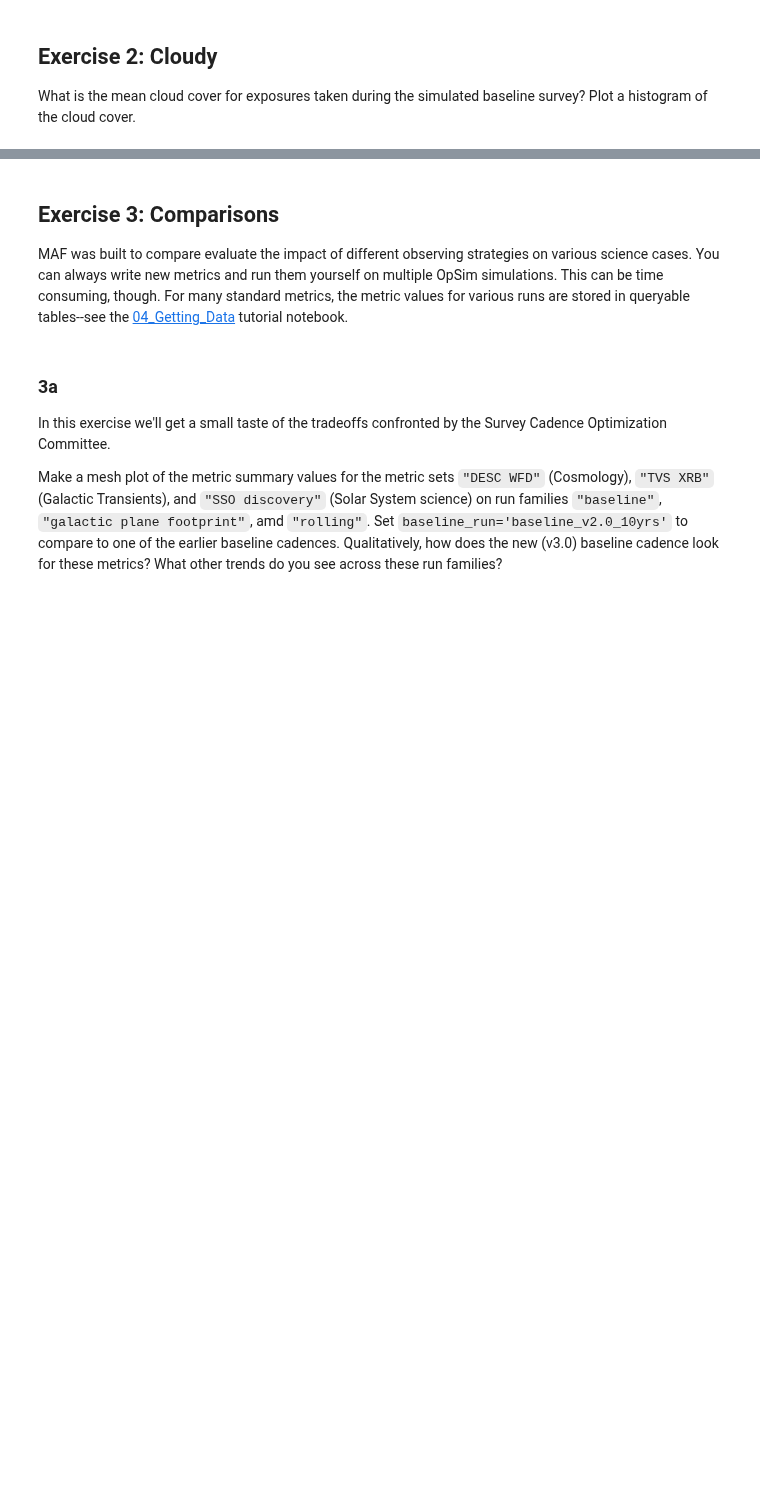
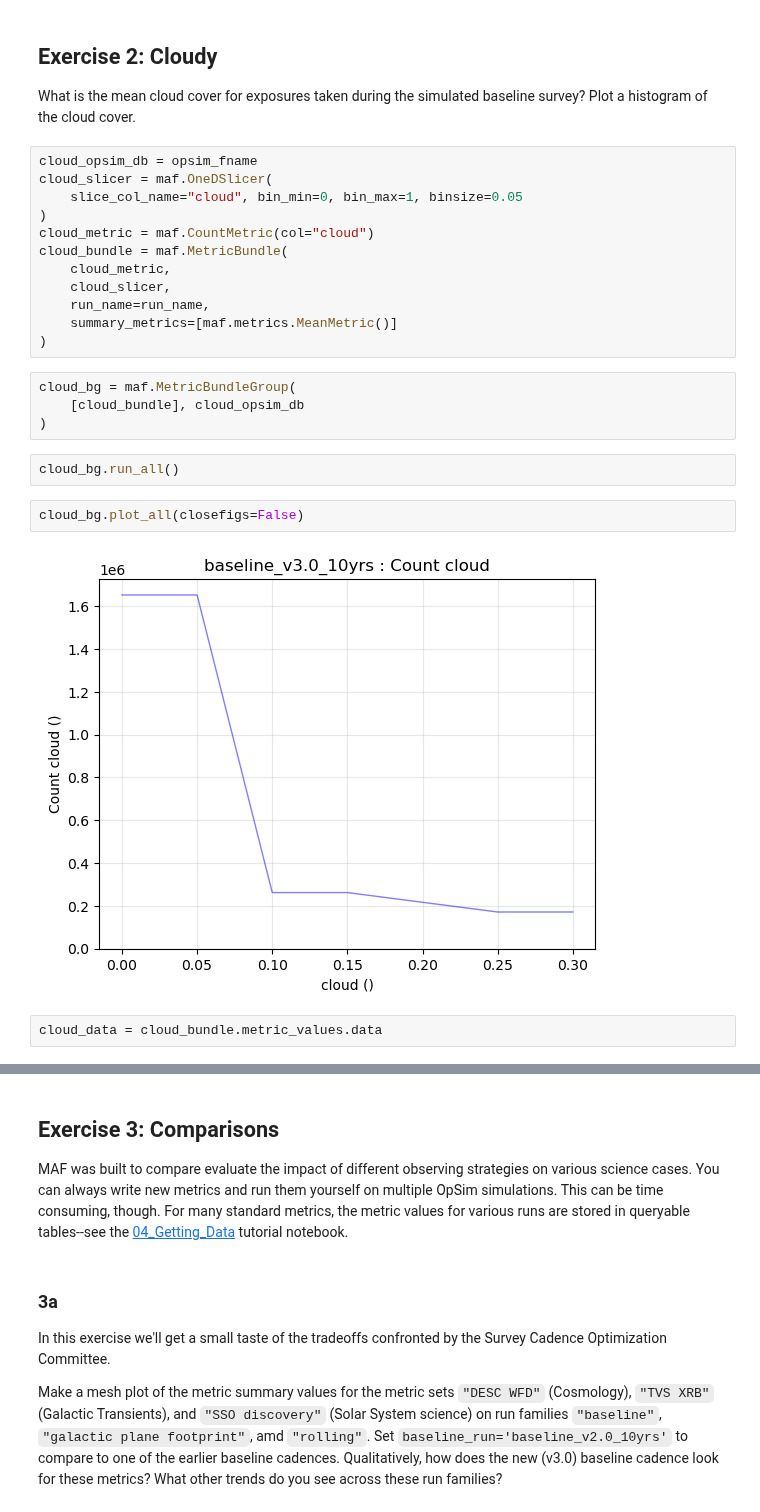
Before and after one commit to ykwang1/astr597-survey-science, a Jupyter notebook: HW/HW4.ipynb, the cells around one changed output, grey strips where cells are left out. Cells and saved outputs as stored; diff of their text form; blank space fills up the shorter version.

```diff
--- a/HW/HW4.ipynb
+++ b/HW/HW4.ipynb
@@ -86,3 +129,27 @@ Let's get a sense of how the LSST divides its exposures.  Use `UniSlicer`, `Coun
 ## Exercise 2: Cloudy
 
 What is the mean cloud cover for exposures taken during the simulated baseline survey?  Plot a histogram of the cloud cover.
+# %%
+cloud_opsim_db = opsim_fname
+cloud_slicer = maf.OneDSlicer(
+    slice_col_name="cloud", bin_min=0, bin_max=1, binsize=0.05
+)
+cloud_metric = maf.CountMetric(col="cloud")
+cloud_bundle = maf.MetricBundle(
+    cloud_metric,
+    cloud_slicer,
+    run_name=run_name,
+    summary_metrics=[maf.metrics.MeanMetric()]
+)
+# %%
+cloud_bg = maf.MetricBundleGroup(
+    [cloud_bundle], cloud_opsim_db
+)
+# %%
+cloud_bg.run_all()
+# %%
+cloud_bg.plot_all(closefigs=False)
+# %% [output]
+[figure, added]
+# %%
+cloud_data = cloud_bundle.metric_values.data
```
Also changed, not shown: parts of 12 cells of this notebook.
